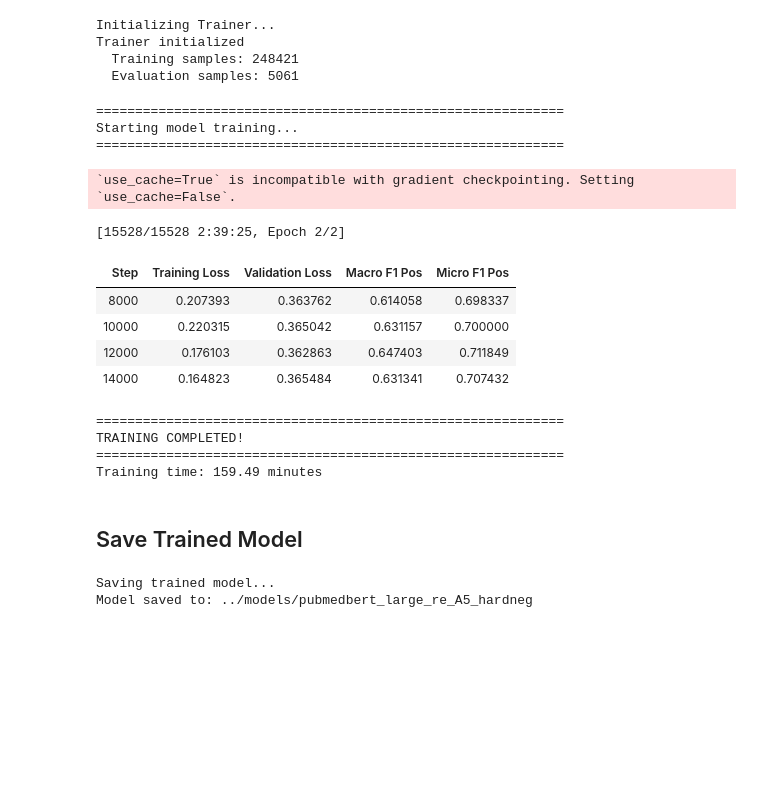
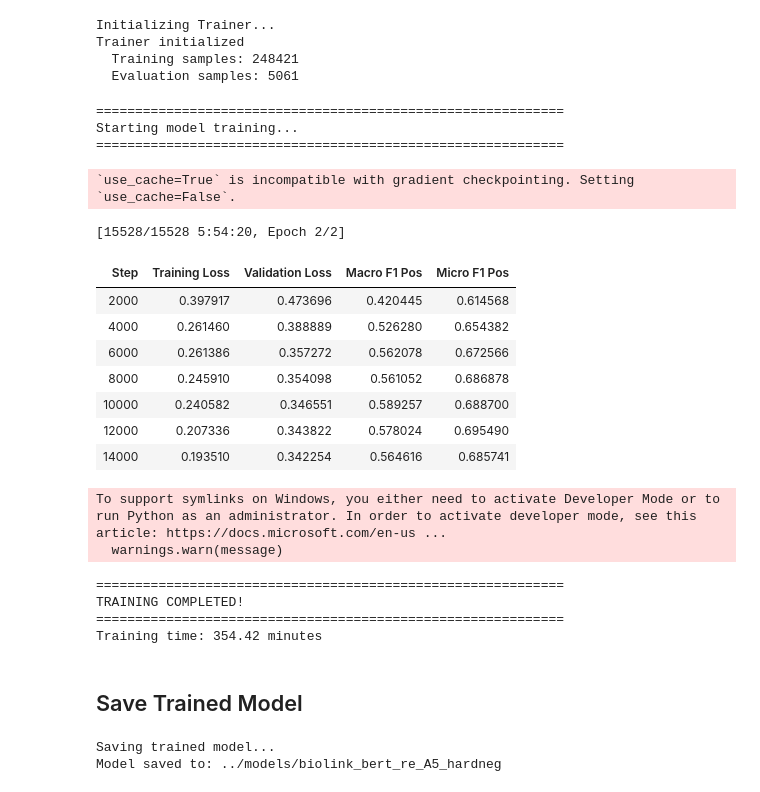
Before and after one commit to sofiamaule/SMTE-GutBrainIE, a Jupyter notebook: src/re/training/bert_RE_A5_hardneg.ipynb, the cells around one changed output. Cells and saved outputs as stored; diff of their text form; code cells hidden in the pictures; blank space fills up the shorter version.

```diff
--- a/src/re/training/bert_RE_A5_hardneg.ipynb
+++ b/src/re/training/bert_RE_A5_hardneg.ipynb
@@ -176,8 +181,10 @@ print(f"\nTotal legal relation patterns: {len(LEGAL_RELATIONS)}")
 print(f"Total unique entity type pairs: {len(legal_pairs)}")
 
 # Configuration
-model_name = "microsoft/BiomedNLP-BiomedBERT-large-uncased-abstract"
-output_model_dir = "../models/pubmedbert_large_re_A5_hardneg"
+# model_name = "microsoft/BiomedNLP-BiomedBERT-large-uncased-abstract"
+# output_model_dir = "../models/pubmedbert_large_re_A5_hardneg"
+model_name = "michiyasunaga/BioLinkBERT-base"
+output_model_dir = "../models/biolink_bert_re_A5_hardneg"
 max_length = 512
 NEGATIVE_SAMPLE_MULTIPLIER = 5  # Number of negative samples per positive sample
 
@@ -1204,35 +1203,40 @@ Trainer initialized
 # %%
 # Start training
 print("="*60)
 print("Starting model training...")
 print("="*60)
 
 import time
 training_start_time = time.time()
 
-train_result = trainer.train(resume_from_checkpoint="../models/pubmedbert_large_re_A5_hardneg/checkpoint-6000")
+train_result = trainer.train()
 
 training_duration = time.time() - training_start_time
 
 print("\n" + "="*60)
 print("TRAINING COMPLETED!")
 print("="*60)
 print(f"Training time: {training_duration/60:.2f} minutes")
 # %% [output]
 ============================================================
 Starting model training...
 ============================================================
 `use_cache=True` is incompatible with gradient checkpointing. Setting `use_cache=False`.
-[15528/15528 2:39:25, Epoch 2/2]
+[15528/15528 5:54:20, Epoch 2/2]
 | Step | Training Loss | Validation Loss | Macro F1 Pos | Micro F1 Pos |
-| 8000 | 0.207393 | 0.363762 | 0.614058 | 0.698337 |
-| 10000 | 0.220315 | 0.365042 | 0.631157 | 0.700000 |
-| 12000 | 0.176103 | 0.362863 | 0.647403 | 0.711849 |
-| 14000 | 0.164823 | 0.365484 | 0.631341 | 0.707432 |
+| 2000 | 0.397917 | 0.473696 | 0.420445 | 0.614568 |
+| 4000 | 0.261460 | 0.388889 | 0.526280 | 0.654382 |
+| 6000 | 0.261386 | 0.357272 | 0.562078 | 0.672566 |
+| 8000 | 0.245910 | 0.354098 | 0.561052 | 0.686878 |
+| 10000 | 0.240582 | 0.346551 | 0.589257 | 0.688700 |
+| 12000 | 0.207336 | 0.343822 | 0.578024 | 0.695490 |
+| 14000 | 0.193510 | 0.342254 | 0.564616 | 0.685741 |
-============================================================
-TRAINING COMPLETED!
-============================================================
-Training time: 159.49 minutes
+To support symlinks on Windows, you either need to activate Developer Mode or to run Python as an administrator. In order to activate developer mode, see this article: https://docs.microsoft.com/en-us ...
+  warnings.warn(message)
+============================================================
+TRAINING COMPLETED!
+============================================================
+Training time: 354.42 minutes
 # %% [markdown]
 ## Save Trained Model
 # %%
@@ -1250,4 +1254,4 @@ with open(os.path.join(output_model_dir, 'label_mappings.json'), 'w') as f:
 print(f"Model saved to: {output_model_dir}")
 # %% [output]
 Saving trained model...
-Model saved to: ../models/pubmedbert_large_re_A5_hardneg
+Model saved to: ../models/biolink_bert_re_A5_hardneg
```
Also changed, not shown: parts of 6 cells of this notebook, 7 other files.
